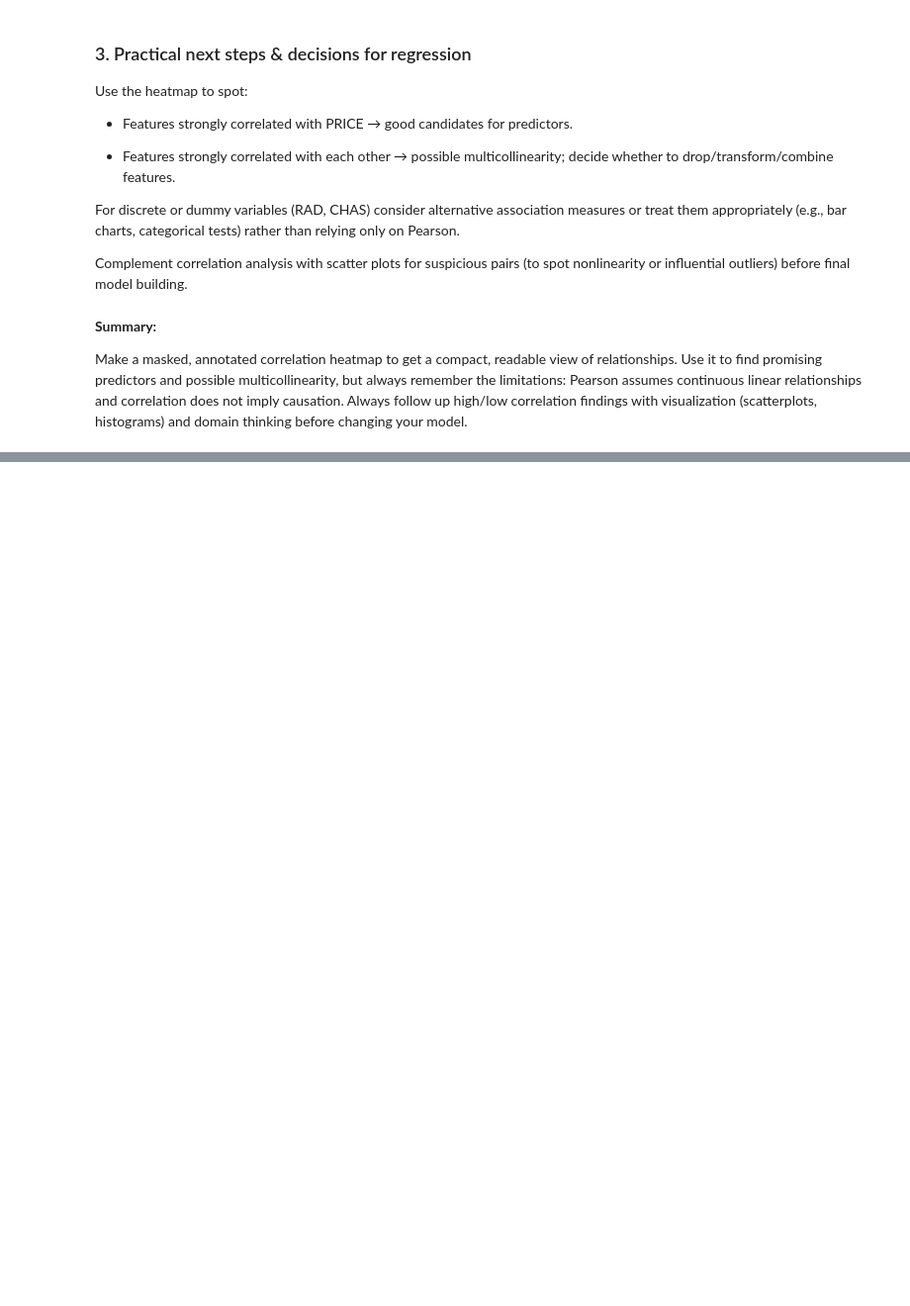
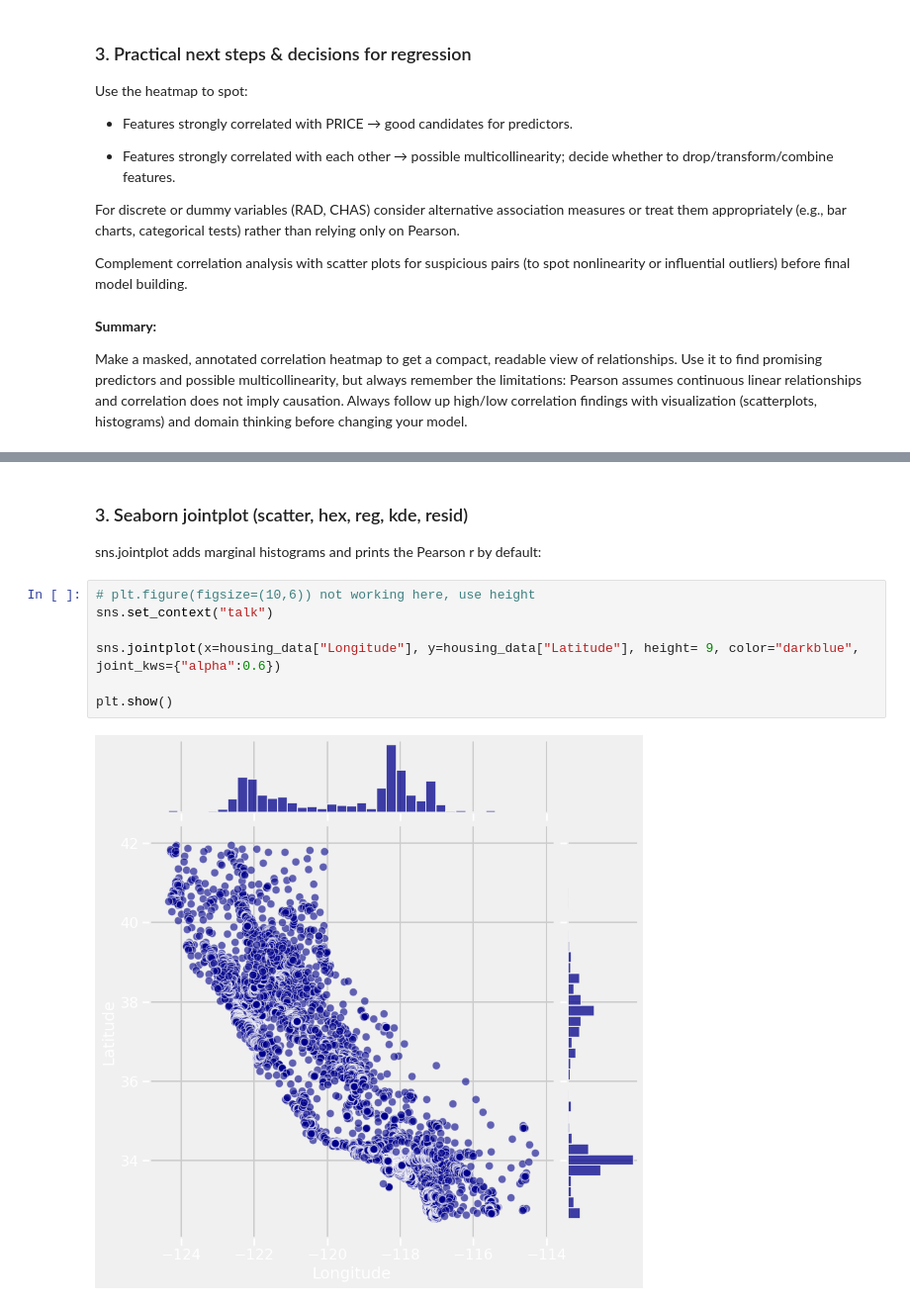
Before and after one commit to Cap-Rehan/ML-DS-journey, a Jupyter notebook: Section-5/California_Housing.ipynb, the cells around one changed output, grey strips where cells are left out. Shown at 99% size. Drawn from its saved outputs; the diff is of its cells as text; blank space fills up the shorter version.

```diff
--- a/Section-5/California_Housing.ipynb
+++ b/Section-5/California_Housing.ipynb
@@ -796,0 +820,13 @@ Make a masked, annotated correlation heatmap to get a compact, readable view of
+# %% [markdown]
+### 3. Seaborn jointplot (scatter, hex, reg, kde, resid)
+
+sns.jointplot adds marginal histograms and prints the Pearson r by default:
+# %%
+# plt.figure(figsize=(10,6)) not working here, use height
+sns.set_context("talk")
+
+sns.jointplot(x=housing_data["Longitude"], y=housing_data["Latitude"], height= 9, color="darkblue", joint_kws={"alpha":0.6})
+
+plt.show()
+# %% [output]
+[figure, added]
```
Also changed, not shown: parts of 49 cells of this notebook.
